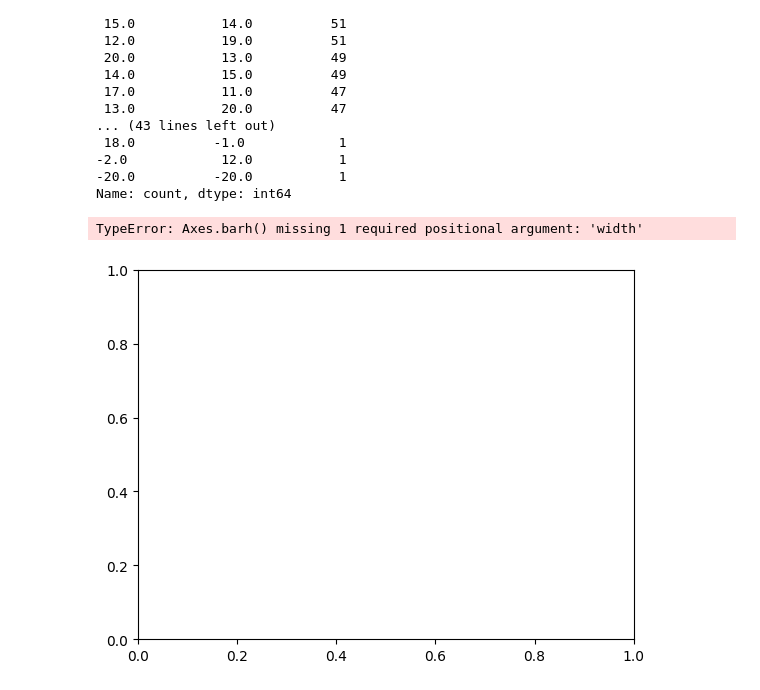
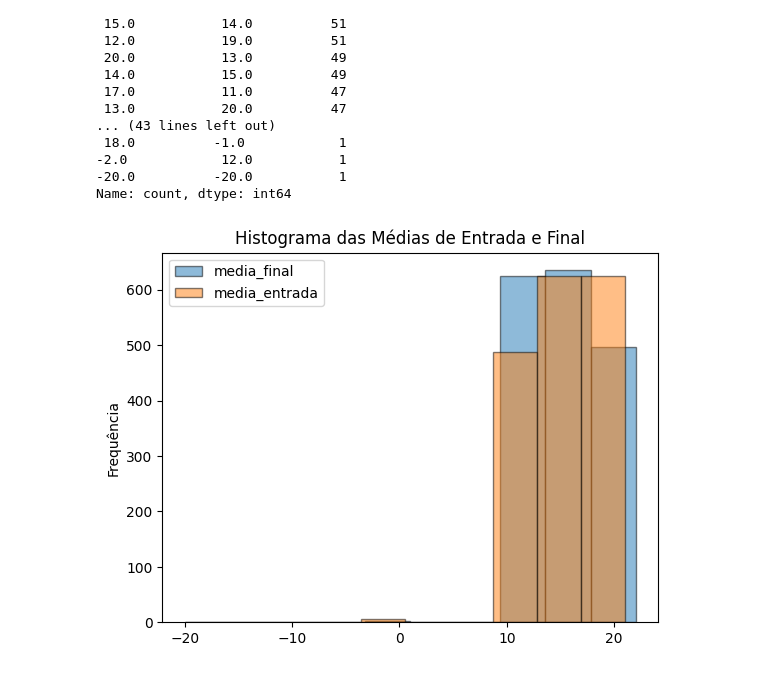
Before and after one commit to Ericaligle/Proj_Eng_Dados_Universidade, a Jupyter notebook: notebooks/Universidade_Proj_TED.ipynb, the cells around one changed output. Drawn from its saved outputs; the diff is of its cells as text; code cells hidden in the pictures.

Commit message:
Adcionando calculo de correlação para medias e graficos

```diff
--- a/notebooks/Universidade_Proj_TED.ipynb
+++ b/notebooks/Universidade_Proj_TED.ipynb
@@ -95,8 +95,11 @@ media_entrada  media_final
 Name: count, dtype: int64
 # %%
 fig, ax = plt.subplots()
-ax.barh(df['media_entrada'], df[])
+ax.hist(df[[ 'media_entrada']], bins=10, edgecolor='black', alpha=0.5, label='Média de Entrada')
+ax.set_title('Histograma das Médias de Entrada e Final')
+ax.set_ylabel('Frequência')
+ax.hist(df[[ 'media_final']], bins=10, edgecolor='black', alpha=0.5, label='Média Final')
+ax.legend(df.columns[[6, 4]])
 plt.show()
 # %% [output]
-TypeError: Axes.barh() missing 1 required positional argument: 'width'
-[figure, old version]
+[figure, new version]
```
Also changed, not shown: parts of 3 cells of this notebook.
